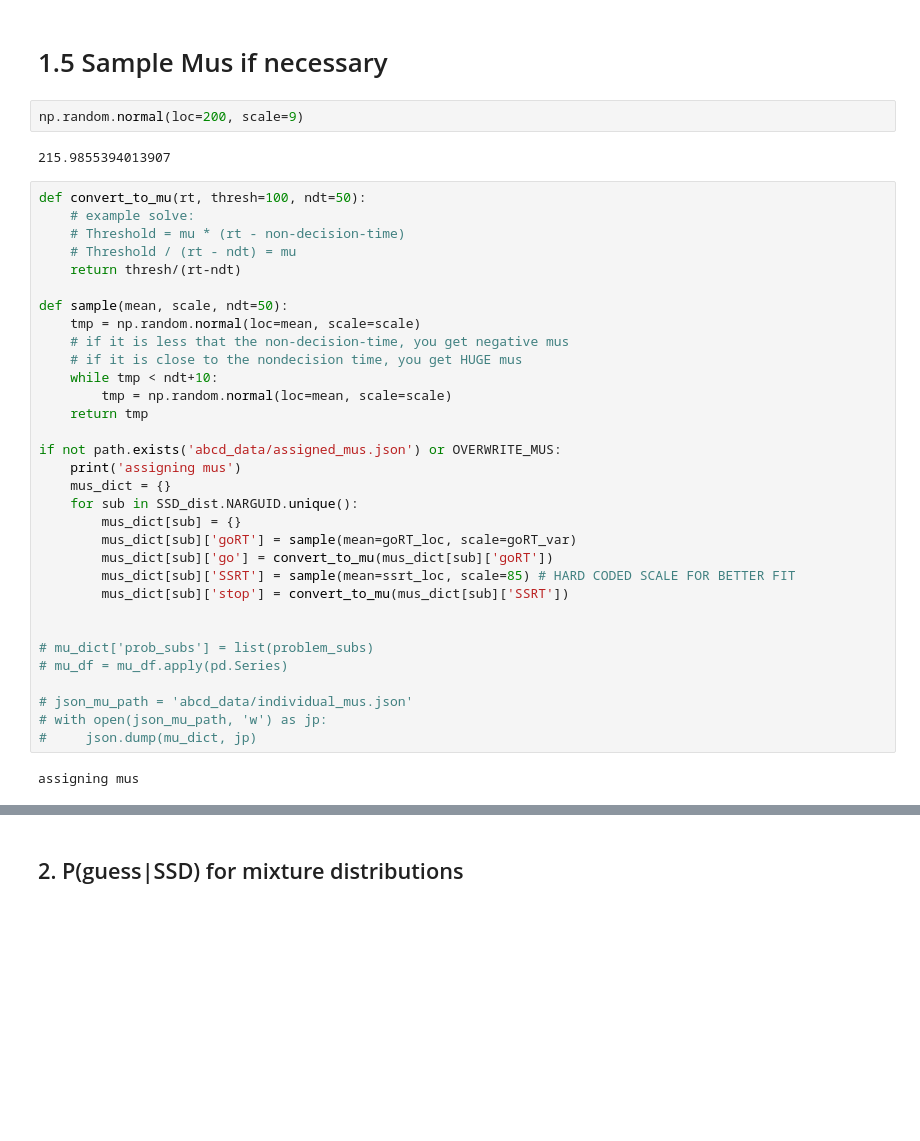
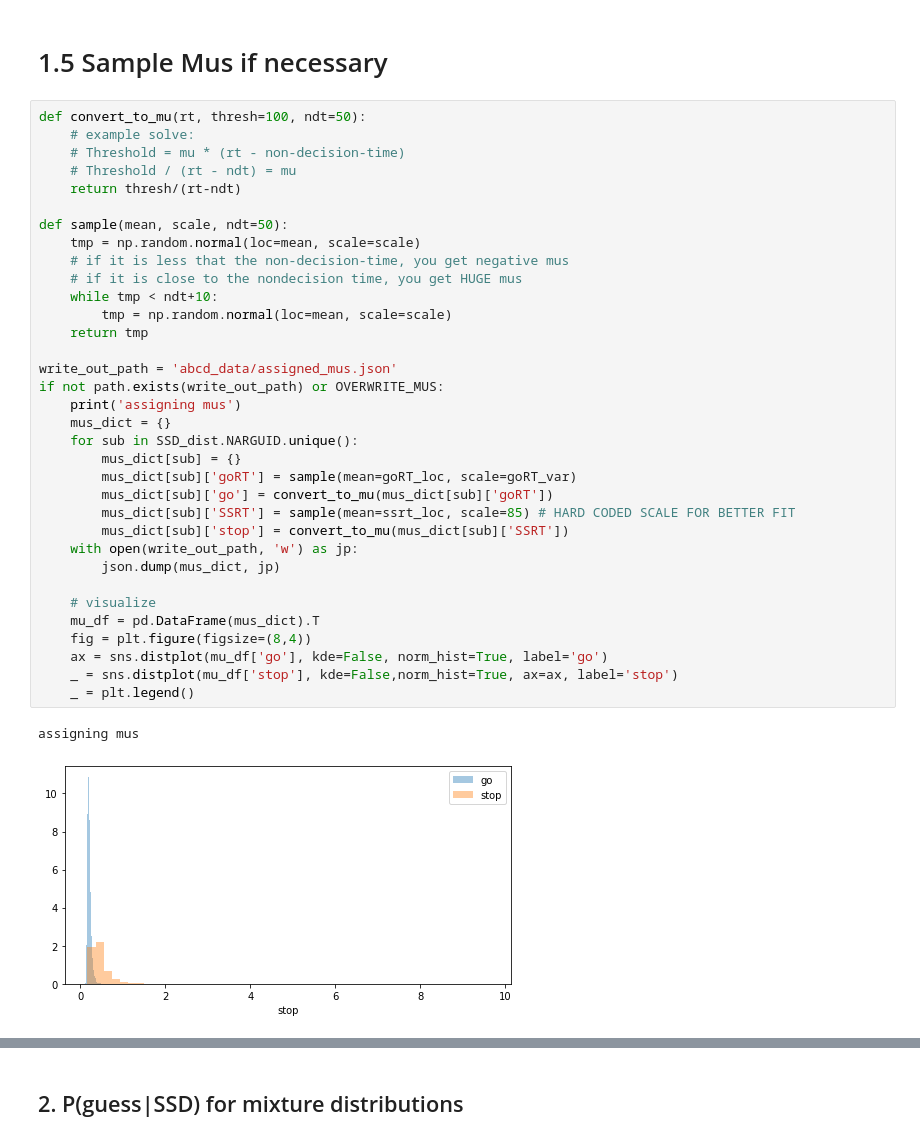
Before and after one commit to henrymj/ABCD_simulations, a Jupyter notebook: preprocess_ABCD_get_metrics.ipynb, the cells around one changed output, grey strips where cells are left out. Drawn from its saved outputs; the diff is of its cells as text; blank space fills up the shorter version.

```diff
--- a/preprocess_ABCD_get_metrics.ipynb
+++ b/preprocess_ABCD_get_metrics.ipynb
@@ -213,41 +213,40 @@ SSD_dist
 75318 rows × 3 columns
 # %% [markdown]
 # 1.5 Sample Mus if necessary
-# %%
-np.random.normal(loc=200, scale=9)
-# %% [output]
-215.9855394013907
 # %%
 def convert_to_mu(rt, thresh=100, ndt=50):
     # example solve:
     # Threshold = mu * (rt - non-decision-time)
     # Threshold / (rt - ndt) = mu
     return thresh/(rt-ndt)
 
 def sample(mean, scale, ndt=50):
     tmp = np.random.normal(loc=mean, scale=scale)
     # if it is less that the non-decision-time, you get negative mus
     # if it is close to the nondecision time, you get HUGE mus
     while tmp < ndt+10:
         tmp = np.random.normal(loc=mean, scale=scale)
     return tmp
 
-if not path.exists('abcd_data/assigned_mus.json') or OVERWRITE_MUS:
+write_out_path = 'abcd_data/assigned_mus.json'
+if not path.exists(write_out_path) or OVERWRITE_MUS:
     print('assigning mus')
     mus_dict = {}
     for sub in SSD_dist.NARGUID.unique():
         mus_dict[sub] = {}
         mus_dict[sub]['goRT'] = sample(mean=goRT_loc, scale=goRT_var)
         mus_dict[sub]['go'] = convert_to_mu(mus_dict[sub]['goRT'])
         mus_dict[sub]['SSRT'] = sample(mean=ssrt_loc, scale=85) # HARD CODED SCALE FOR BETTER FIT
         mus_dict[sub]['stop'] = convert_to_mu(mus_dict[sub]['SSRT'])
+    with open(write_out_path, 'w') as jp:
+        json.dump(mus_dict, jp)
 
-
-# mu_dict['prob_subs'] = list(problem_subs)
-# mu_df = mu_df.apply(pd.Series)
-
-# json_mu_path = 'abcd_data/individual_mus.json'
-# with open(json_mu_path, 'w') as jp:
-#     json.dump(mu_dict, jp)
+    # visualize
+    mu_df = pd.DataFrame(mus_dict).T
+    fig = plt.figure(figsize=(8,4))
+    ax = sns.distplot(mu_df['go'], kde=False, norm_hist=True, label='go')
+    _ = sns.distplot(mu_df['stop'], kde=False,norm_hist=True, ax=ax, label='stop')
+    _ = plt.legend()
 # %% [output]
 assigning mus
+[figure, added]
```
Also changed, not shown: parts of 5 cells of this notebook, 1 other file.
